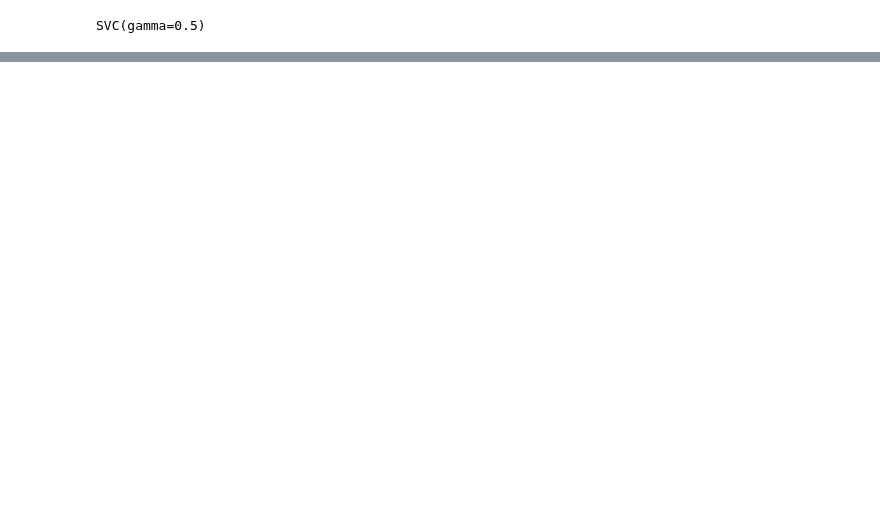
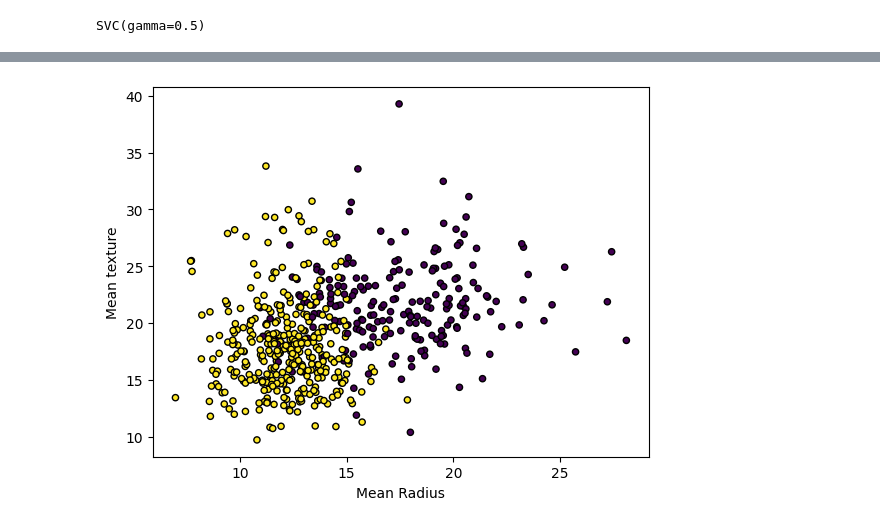
Before and after one commit to Geethan-K/ML-Breast-Cancer-Detection, a Jupyter notebook: SVM_breast_cancer_detection.ipynb, the cells around one changed output, grey strips where cells are left out. Saved outputs shown, nothing was run; the diff lists cells and outputs as text; code cells hidden in the pictures; blank space fills up the shorter version.

```diff
--- a/SVM_breast_cancer_detection.ipynb
+++ b/SVM_breast_cancer_detection.ipynb
@@ -27,0 +30,10 @@ DecisionBoundaryDisplay.from_estimator(
+# %%
+ ## scatter plot
+ plt.scatter( x[:,0] , x[:,1] ,
+            c=y,
+            s=20 , edgecolors="k")
+ plt.xlabel("Mean Radius")
+ plt.ylabel("Mean texture")
+ plt.show()
+# %% [output]
+[figure, added]
```
Also changed, not shown: parts of 5 cells of this notebook.
